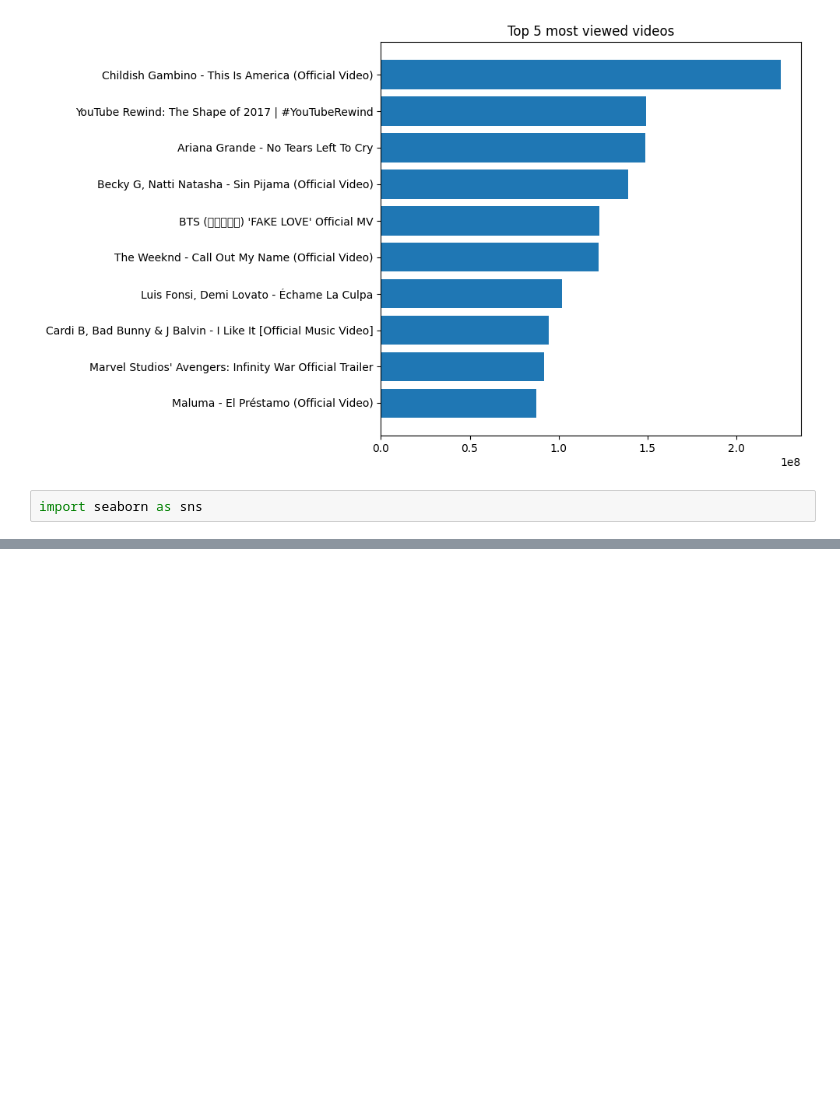
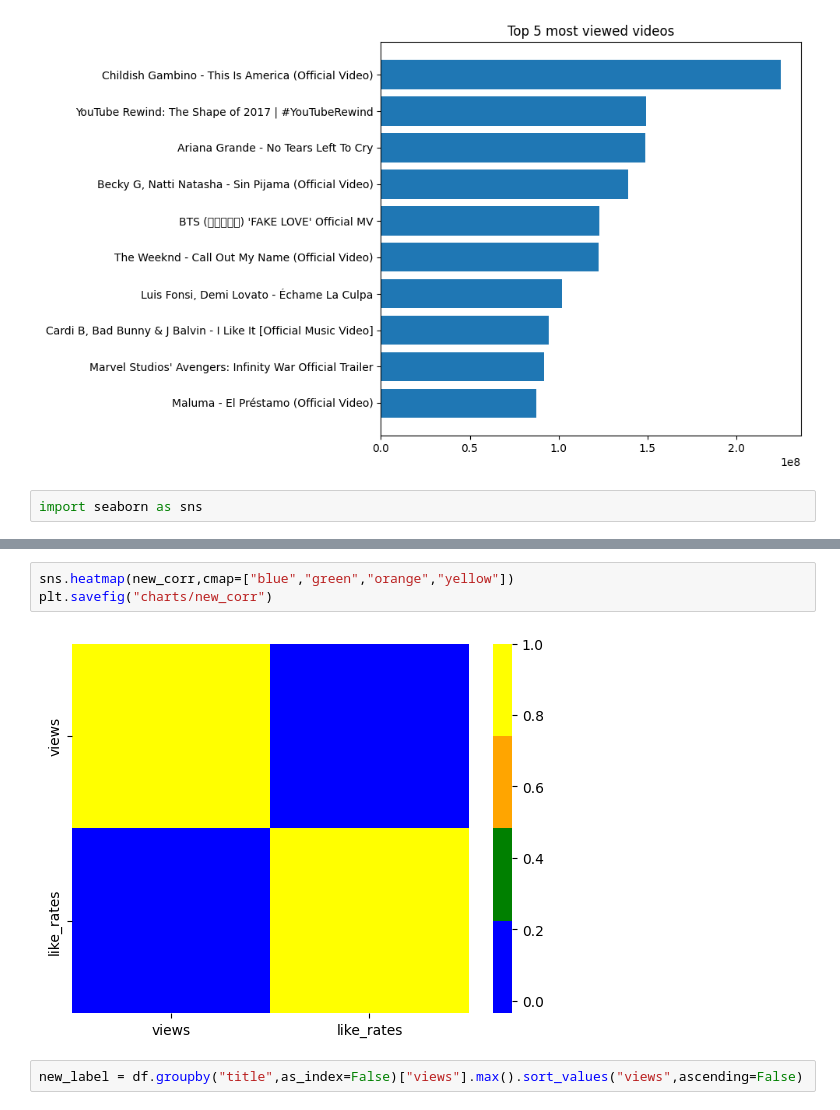
Before and after one commit to dipak1920basnet/YouTube_Video_Statistics, a Jupyter notebook: youtube.ipynb, the cells around one changed output, grey strips where cells are left out. Saved outputs shown, nothing was run; the diff lists cells and outputs as text; blank space fills up the shorter version.

```diff
--- a/youtube.ipynb
+++ b/youtube.ipynb
@@ -228,0 +259,7 @@ sns.heatmap(corr,cmap=["blue","green","orange","yellow"])
+# %%
+sns.heatmap(new_corr,cmap=["blue","green","orange","yellow"])
+plt.savefig("charts/new_corr")
+# %% [output]
+[figure, added]
+# %%
+new_label = df.groupby("title",as_index=False)["views"].max().sort_values("views",ascending=False)
```
Also changed, not shown: parts of 68 cells of this notebook, 12 other files.
